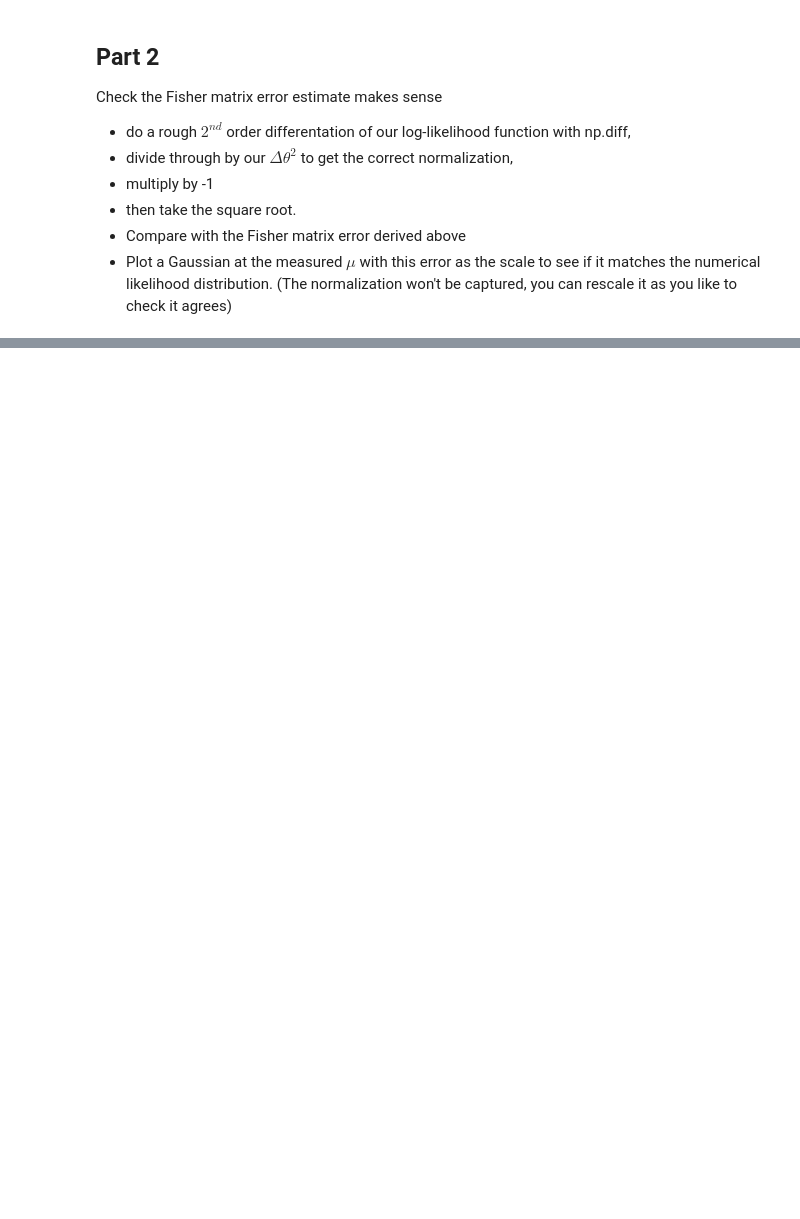
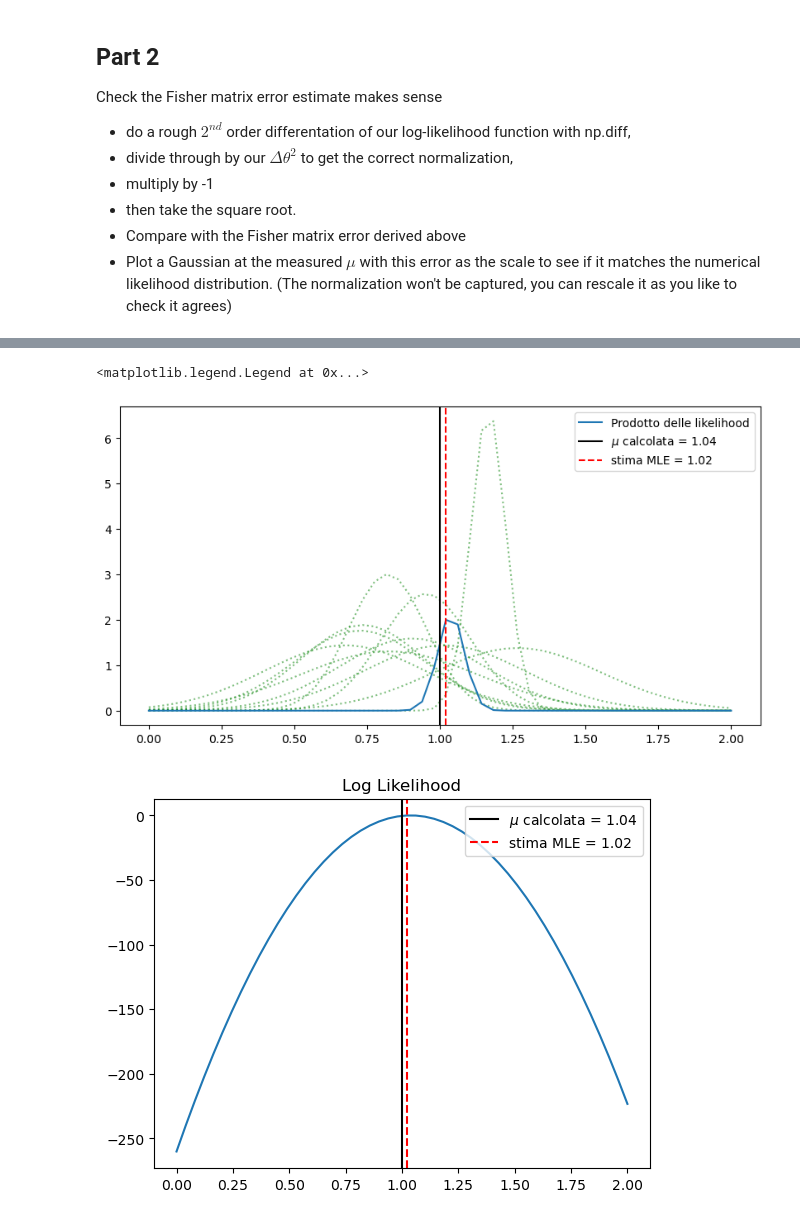
Before and after one commit to lsabatino03/astrostatistics_bicocca_2026, a Jupyter notebook: working/L05_star.ipynb, the cells around one changed output, grey strips where cells are left out. Drawn from its saved outputs; the diff is of its cells as text; code cells hidden in the pictures; blank space fills up the shorter version.

```diff
--- a/working/L05_star.ipynb
+++ b/working/L05_star.ipynb
@@ -101,0 +102,41 @@ plt.legend(loc='upper right')
+# %%
+sigma = 0.2
+mu = 1
+N = 10
+
+m_mu = np.random.normal(mu, sigma, N)
+m_sigma = np.random.normal(sigma, 0.05, N)
+fix, ax = plt.subplots(figsize = (10,5))
+
+prod = 1
+xplot = np.linspace(0, 2, 50)
+
+for i, j in zip(m_mu, m_sigma):
+    like = norm(i, j)
+    plt.plot(xplot, like.pdf(xplot), ls = 'dotted', c = 'g', alpha = 0.5)
+    prod = prod*like.pdf(xplot)
+
+prod = prod/np.max(prod)
+
+indices = np.argsort(prod)
+max_index = indices[-1]
+solution = xplot[max_index]
+
+mu_calcolata = np.sum(m_mu/m_sigma**2)/np.sum(1/m_sigma**2)
+
+plt.plot(xplot, prod*2, label = f'Prodotto delle likelihood')
+plt.axvline(mu,c='black', label = f'$\mu$ calcolata = {mu_calcolata:.2f}')
+plt.axvline(solution, ls = 'dashed', color = 'r', label = f'stima MLE = {solution:.3}')
+plt.legend(loc = 'upper right')
+
+plt.figure()
+logL = np.log(prod)
+plt.plot(xplot,logL)
+plt.title('Log Likelihood')
+plt.axvline(mu,c='black', label = f'$\mu$ calcolata = {mu_calcolata:.2f}')
+plt.axvline(solution, ls = 'dashed', color = 'r', label = f'stima MLE = {solution:.3}')
+plt.legend(loc = 'upper right')
+# %% [output]
+<matplotlib.legend.Legend at 0x...>
+[figure, added]
+[figure, added]
```
Also changed, not shown: parts of 6 cells of this notebook.
